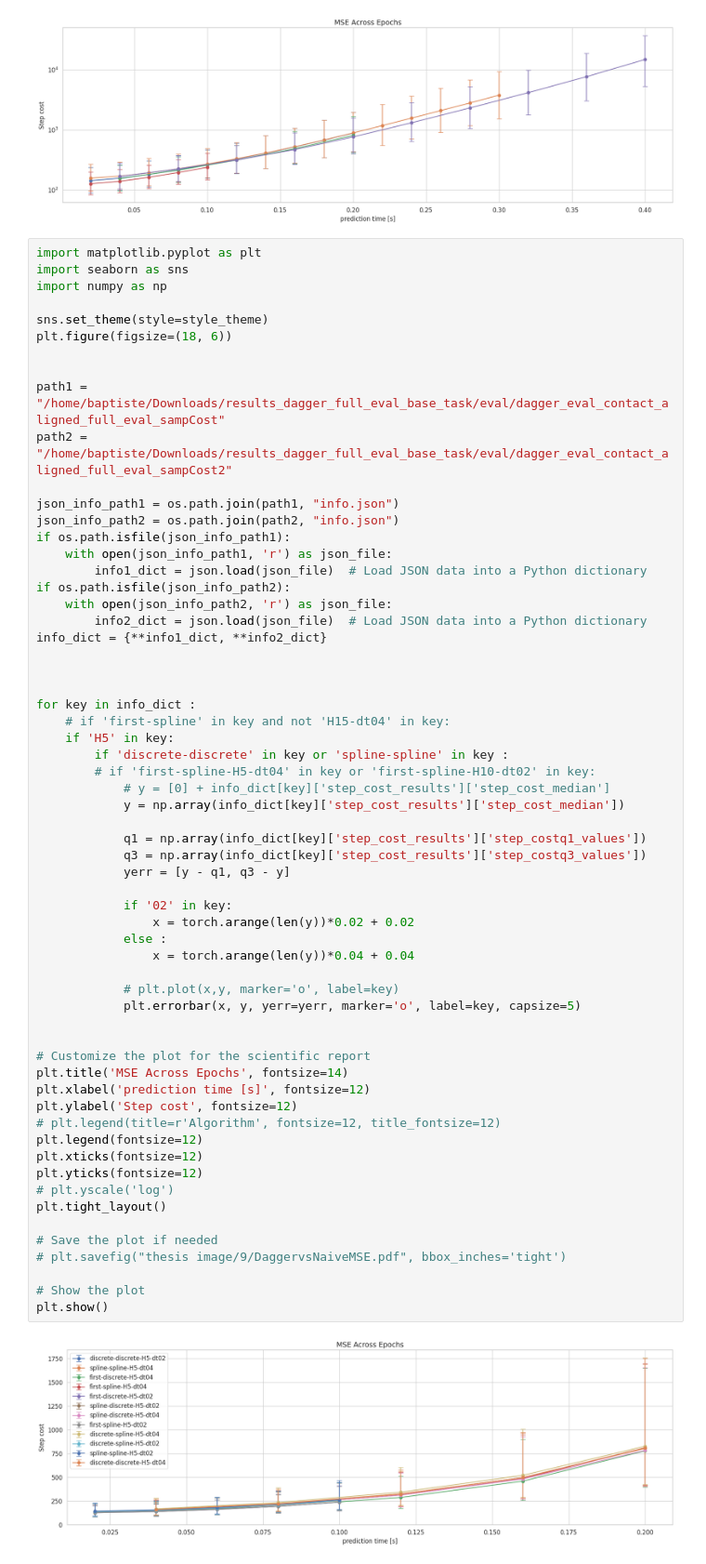
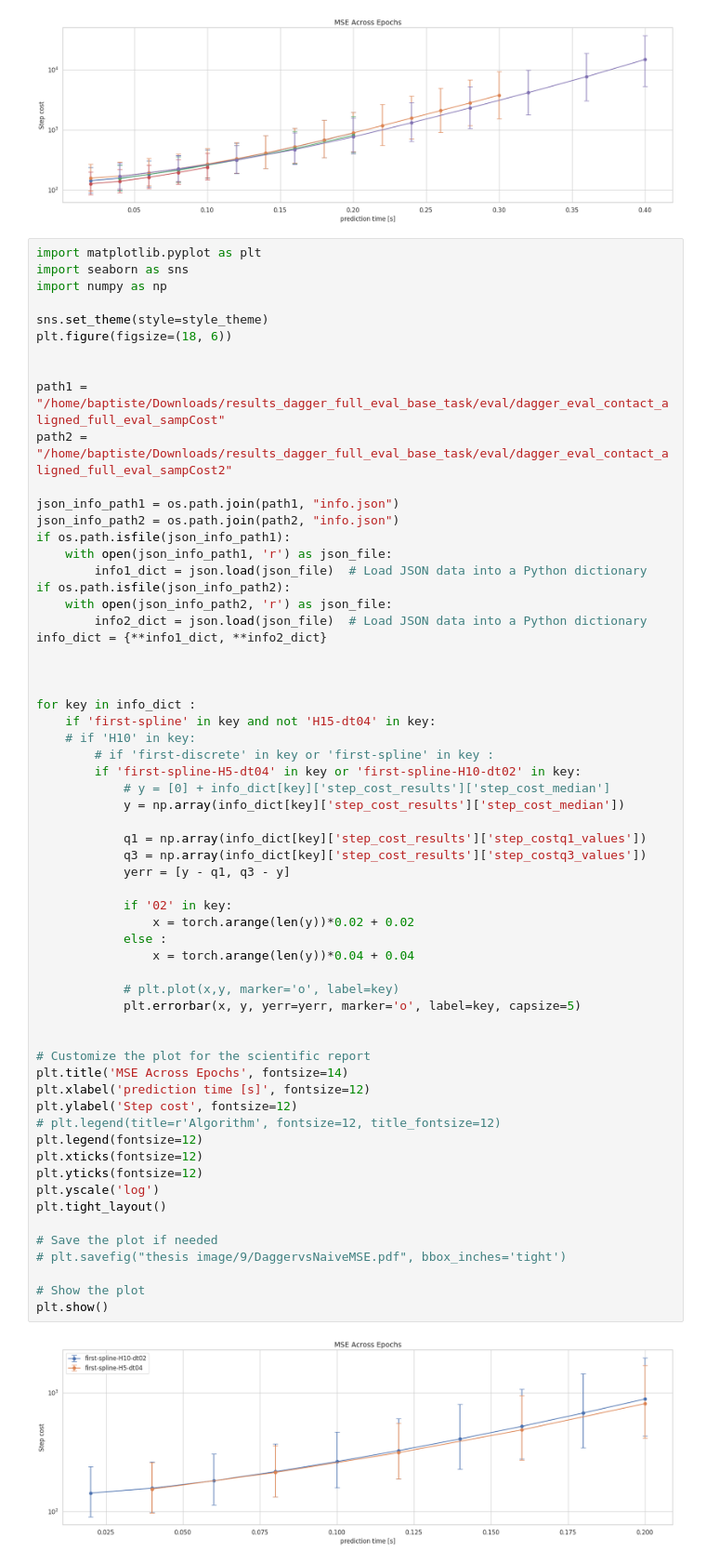
Before and after one commit to Batou1406/dls_orbit_bat_private, a Jupyter notebook: source/extensions/omni.isaac.lab_tasks/omni/isaac/lab_tasks/manager_based/locomotion/model_based/thesis_image.ipynb, the cells around one changed output. Shown at 93% size. Drawn from its saved outputs; the diff is of its cells as text.

```diff
--- a/source/extensions/omni.isaac.lab_tasks/omni/isaac/lab_tasks/manager_based/locomotion/model_based/thesis_image.ipynb
+++ b/source/extensions/omni.isaac.lab_tasks/omni/isaac/lab_tasks/manager_based/locomotion/model_based/thesis_image.ipynb
@@ -1944,41 +1944,41 @@ info_dict = {**info1_dict, **info2_dict}
 
 
 for key in info_dict :
-    # if 'first-spline' in key and not 'H15-dt04' in key:
-    if 'H5' in key:
-        if 'discrete-discrete' in key or 'spline-spline' in key :
-        # if 'first-spline-H5-dt04' in key or 'first-spline-H10-dt02' in key:
+    if 'first-spline' in key and not 'H15-dt04' in key:
+    # if 'H10' in key:
+        # if 'first-discrete' in key or 'first-spline' in key :
+        if 'first-spline-H5-dt04' in key or 'first-spline-H10-dt02' in key:
             # y = [0] + info_dict[key]['step_cost_results']['step_cost_median']
             y = np.array(info_dict[key]['step_cost_results']['step_cost_median'])
 
             q1 = np.array(info_dict[key]['step_cost_results']['step_costq1_values'])
             q3 = np.array(info_dict[key]['step_cost_results']['step_costq3_values'])
             yerr = [y - q1, q3 - y]
 
             if '02' in key:
                 x = torch.arange(len(y))*0.02 + 0.02
             else :
                 x = torch.arange(len(y))*0.04 + 0.04
 
             # plt.plot(x,y, marker='o', label=key)
             plt.errorbar(x, y, yerr=yerr, marker='o', label=key, capsize=5)
 
 
 # Customize the plot for the scientific report
 plt.title('MSE Across Epochs', fontsize=14)
 plt.xlabel('prediction time [s]', fontsize=12)
 plt.ylabel('Step cost', fontsize=12)
 # plt.legend(title=r'Algorithm', fontsize=12, title_fontsize=12)
 plt.legend(fontsize=12)
 plt.xticks(fontsize=12)
 plt.yticks(fontsize=12)
-# plt.yscale('log')
+plt.yscale('log')
 plt.tight_layout()
 
 # Save the plot if needed
 # plt.savefig("thesis image/9/DaggervsNaiveMSE.pdf", bbox_inches='tight')
 
 # Show the plot
 plt.show()
 # %% [output]
-[figure, old version]
+[figure, new version]
```
Also changed, not shown: parts of 1 cell of this notebook, 3 other files.
